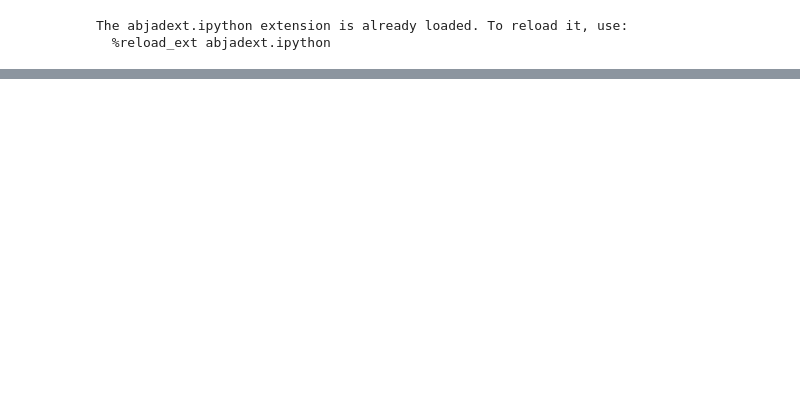
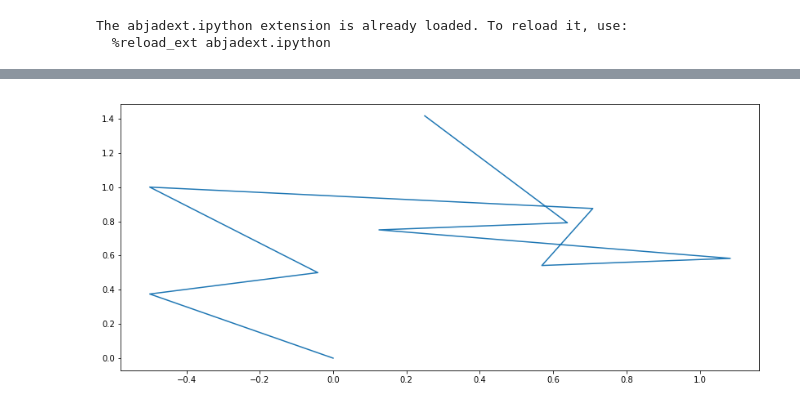
Before and after one commit to kureta/intensive, a Jupyter notebook: Mandelbrot Curves.ipynb, the cells around one changed output, grey strips where cells are left out. Cells and saved outputs as stored; diff of their text form; code cells hidden in the pictures; blank space fills up the shorter version.

```diff
--- a/Mandelbrot Curves.ipynb
+++ b/Mandelbrot Curves.ipynb
@@ -77,0 +107,6 @@ Fraction(1001, 120)
+# %%
+plt.figure(figsize=(14,6))
+plt.plot(mxs, mys)
+plt.show()
+# %% [output]
+[figure, added]
```
Also changed, not shown: parts of 17 cells of this notebook.
